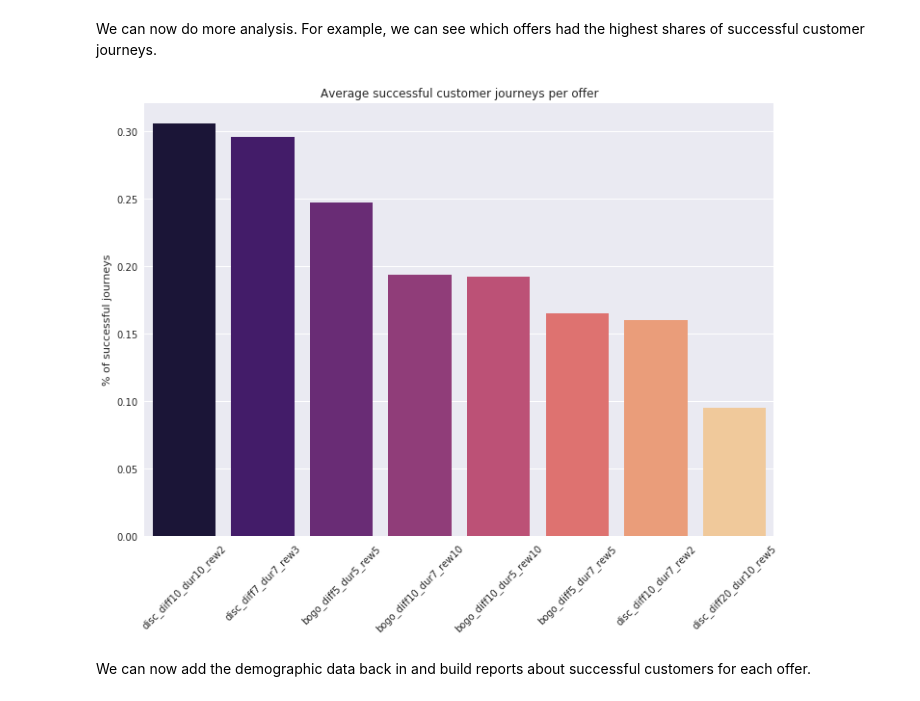
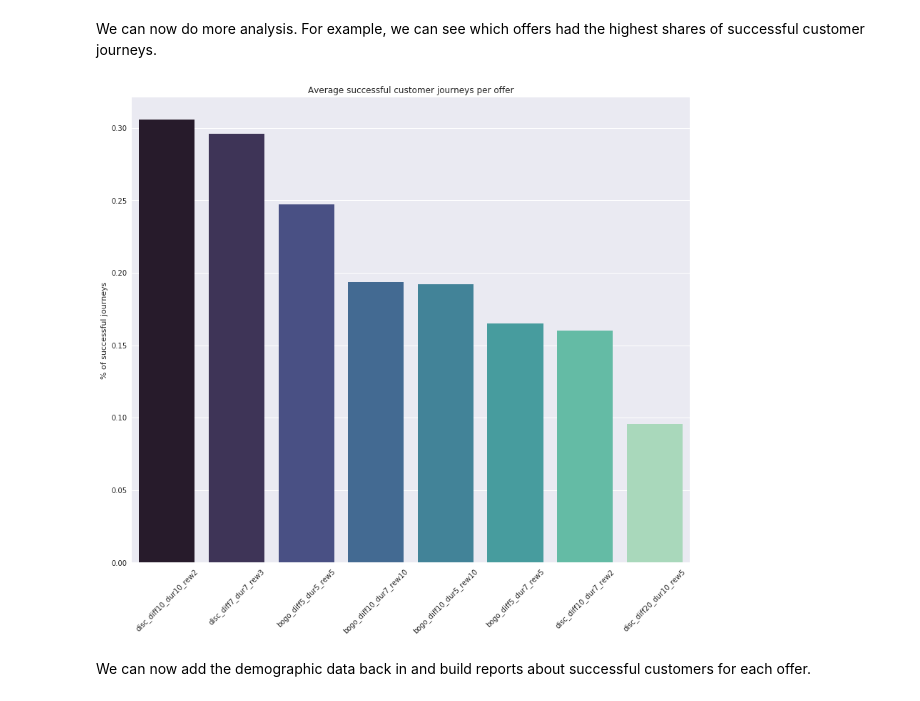
Before and after one commit to vestbroyek/starbucks_capstone, a Jupyter notebook: Starbucks_Capstone.ipynb, the cells around one changed output. Saved outputs shown, nothing was run; the diff lists cells and outputs as text; code cells hidden in the pictures.

```diff
--- a/Starbucks_Capstone.ipynb
+++ b/Starbucks_Capstone.ipynb
@@ -480,6 +540,9 @@ offer_events_outcomes_dummies = offer_events_outcomes_dummies[['offer received',
        'bogo_diff5_dur5_rew5', 'bogo_diff5_dur7_rew5',
        'disc_diff10_dur10_rew2', 'disc_diff10_dur7_rew2',
        'disc_diff20_dur10_rew5', 'disc_diff7_dur7_rew3']]
+# %%
+# add people back in (will be important later)
+offer_events_outcomes_dummies = pd.concat([offer_events_outcomes_dummies, offers['person']], axis = 1)
 # %%
 # creating separate dfs per event category
 received = offer_events_outcomes_dummies\
@@ -493,7 +556,7 @@ With these dataframes in place, we can create a new master dataframe where we ca
 # %%
 success = []
 for index, row in received.iterrows():
-    for col in received.columns.tolist()[3:]:
+    for col in received.columns.tolist()[3:11]:
         if row[col] != 0:
             success.append([index, {col+'_received' : 1}])
 
@@ -501,7 +564,7 @@ received_new = pd.DataFrame(dict(success)).transpose()
 # %%
 success_2 = []
 for index, row in viewed.iterrows():
-    for col in viewed.columns.tolist()[3:]:
+    for col in viewed.columns.tolist()[3:11]:
         if row[col] != 0:
             success_2.append([index, {col+'_viewed' : 1}])
 
@@ -509,7 +572,7 @@ viewed_new = pd.DataFrame(dict(success_2)).transpose()
 # %%
 success_3 = []
 for index, row in completed.iterrows():
-    for col in completed.columns.tolist()[3:]:
+    for col in completed.columns.tolist()[3:11]:
         if row[col] != 0:
             success_3.append([index, {col + '_completed' : 1}])
 
@@ -564,14 +629,14 @@ plot_data = sorted(plot_data, key=itemgetter(1), reverse = True)
 We can now do more analysis. For example, we can see which offers had the highest shares of successful customer journeys.
 # %%
 sns.barplot([x[0] for x in plot_data],
-            [x[1] for x in plot_data], palette = 'magma')
+            [x[1] for x in plot_data], palette = 'mako')
 sns.set(rc={'figure.figsize':(14, 12)})
 plt.xticks(rotation = 45)
 plt.ylabel('% of successful journeys')
 plt.title('Average successful customer journeys per offer')
 plt.legend();
 # %% [output]
-[figure, old version]
+[figure, new version]
 # %% [markdown]
 We can now add the demographic data back in and build reports about successful customers for each offer.
 # %%
```
Also changed, not shown: parts of 16 cells of this notebook.
